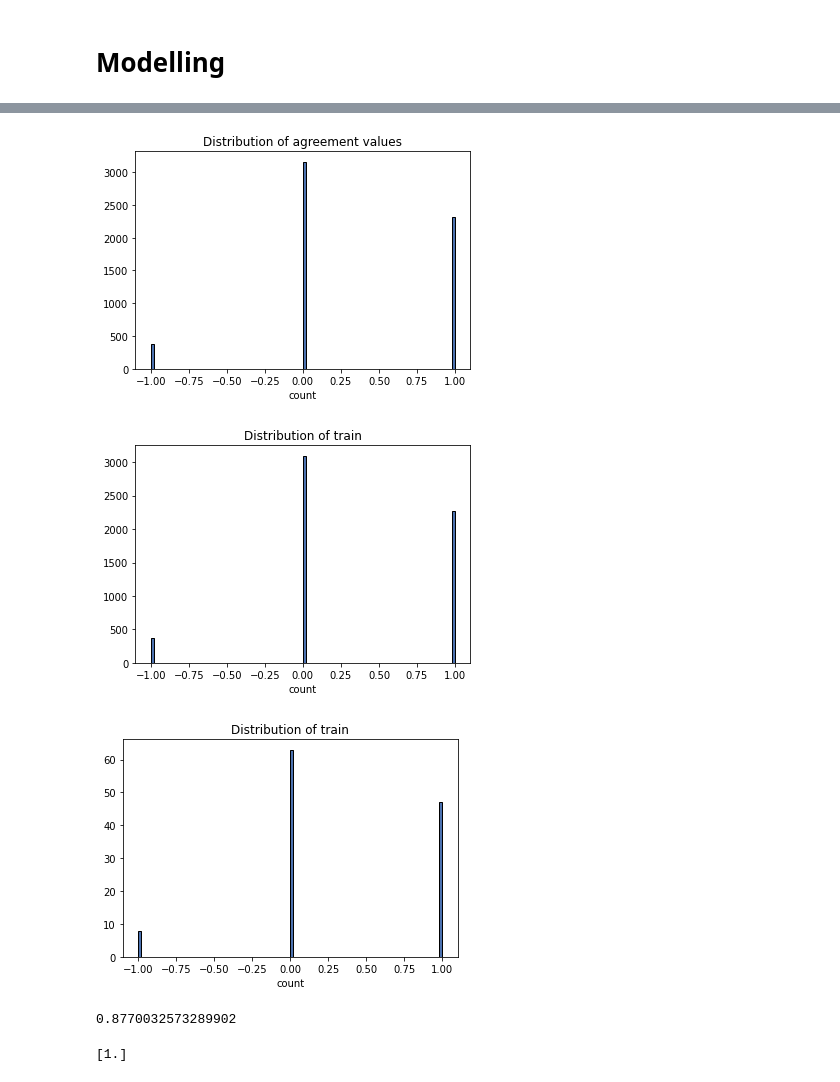
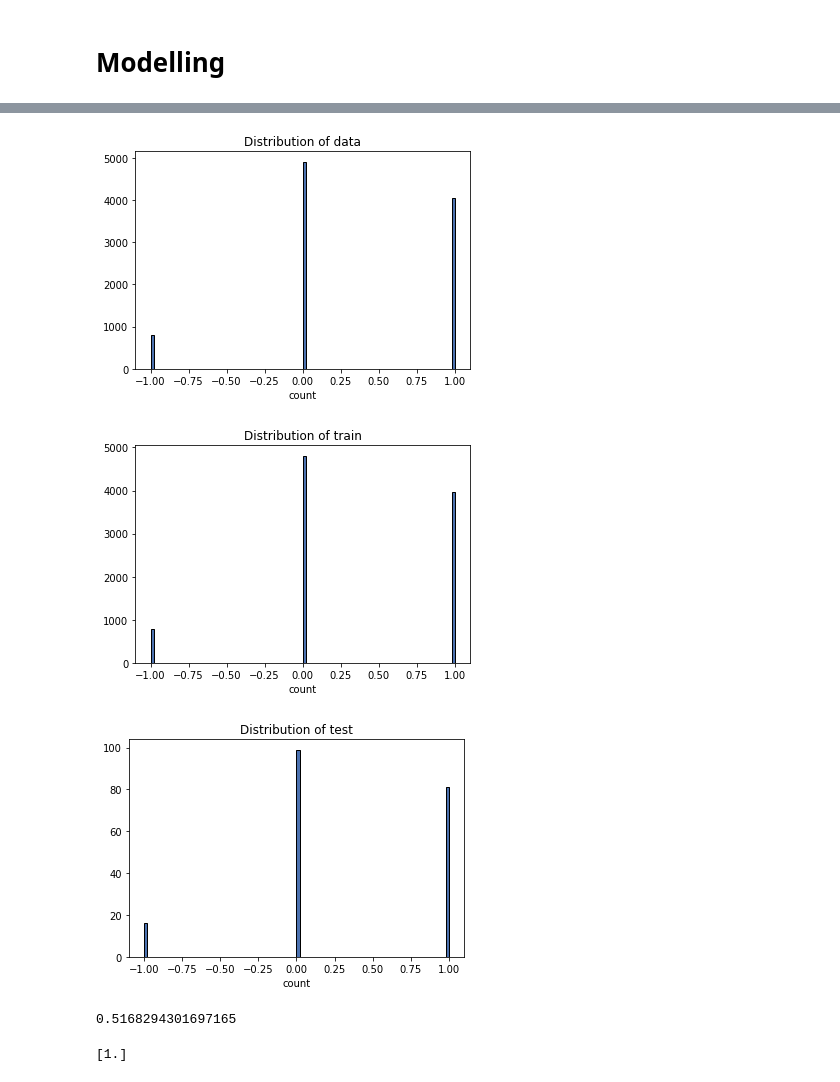
Before and after one commit to monicafar147/To-vaccinate-or-not-, a Jupyter notebook: main.ipynb, the cells around one changed output, grey strips where cells are left out. Saved outputs shown, nothing was run; the diff lists cells and outputs as text; code cells hidden in the pictures.

```diff
--- a/main.ipynb
+++ b/main.ipynb
@@ -169,8 +169,8 @@ To improve the model accuracy
 - use agreement more than 0.3
 - only use 100% agreement
 # %%
-# Dropping rows where agreement is not 1.00
-data = train[train['agreement'] == 1.00]
+# Dropping rows where agreement is not 0.67
+data = train[train['agreement'] > 0.66]
 # %%
 data
 # %% [output]
@@ -450,14 +450,14 @@ import re
 def clean_tweets(tweet):
   '''takes string as input and returns a string that has been cleaned'''
   tweet = tweet.lower()
-  tweet = tweet.replace('<url>',"")
-  tweet = tweet.replace('<user>',"")
-  tokenizer = TweetTokenizer(reduce_len=True)
-  tokens = tokenizer.tokenize(tweet)
-  garbage = set(stopwords.words('english') + list(punctuation))
-  tweet = [word for word in tokens if word not in garbage]
-  tweet = re.sub(r'#([^\s]+)', r'\1', " ".join(tweet))
-  tweet = re.sub(r'@([^\s]+)', r'\1', "".join(tweet))
+  #tweet = tweet.replace('<url>',"")
+  #tweet = tweet.replace('<user>',"")
+  #tokenizer = TweetTokenizer(reduce_len=True)
+  #tokens = tokenizer.tokenize(tweet)
+  #garbage = set(stopwords.words('english') + list(punctuation))
+  #tweet = [word for word in tokens if word not in garbage]
+  #tweet = re.sub(r'#([^\s]+)', r'\1', " ".join(tweet))
+  #tweet = re.sub(r'@([^\s]+)', r'\1', "".join(tweet))
   return tweet
 # %%
 tweet = 'Me &amp; !!!! 😳 The Big Homie meanboy3000 #MEANBOY #MB #MBS #MMR #STEGMANLIFE @ Stegman St.... <url> <user>'
@@ -619,7 +601,7 @@ plt.xlabel('count')
 plt.title('Distribution of data')
 plt.show()
 # %% [output]
-[figure, old version]
+[figure, new version]
 # %%
 #looking at train data
 plt.hist(y_train, bins = 100, edgecolor = 'k')
@@ -627,21 +609,21 @@ plt.xlabel('count')
 plt.title('Distribution of train')
 plt.show()
 # %% [output]
-[figure, old version]
+[figure, new version]
 # %%
 #looking at train data
 plt.hist(y_test, bins = 100, edgecolor = 'k')
 plt.xlabel('count')
-plt.title('Distribution of train')
+plt.title('Distribution of test')
 plt.show()
 # %% [output]
-[figure, old version]
+[figure, new version]
 # %%
  from sklearn.metrics import precision_recall_curve,cohen_kappa_score
 # %%
 print(cohen_kappa_score(y_test,y_pred_svc))
 # %% [output]
-0.8770032573289902
+0.5168294301697165
 # %%
 tweet = "vaccines give kids autism"
 input = clean_tweets(tweet)
```
Also changed, not shown: parts of 21 cells of this notebook.
